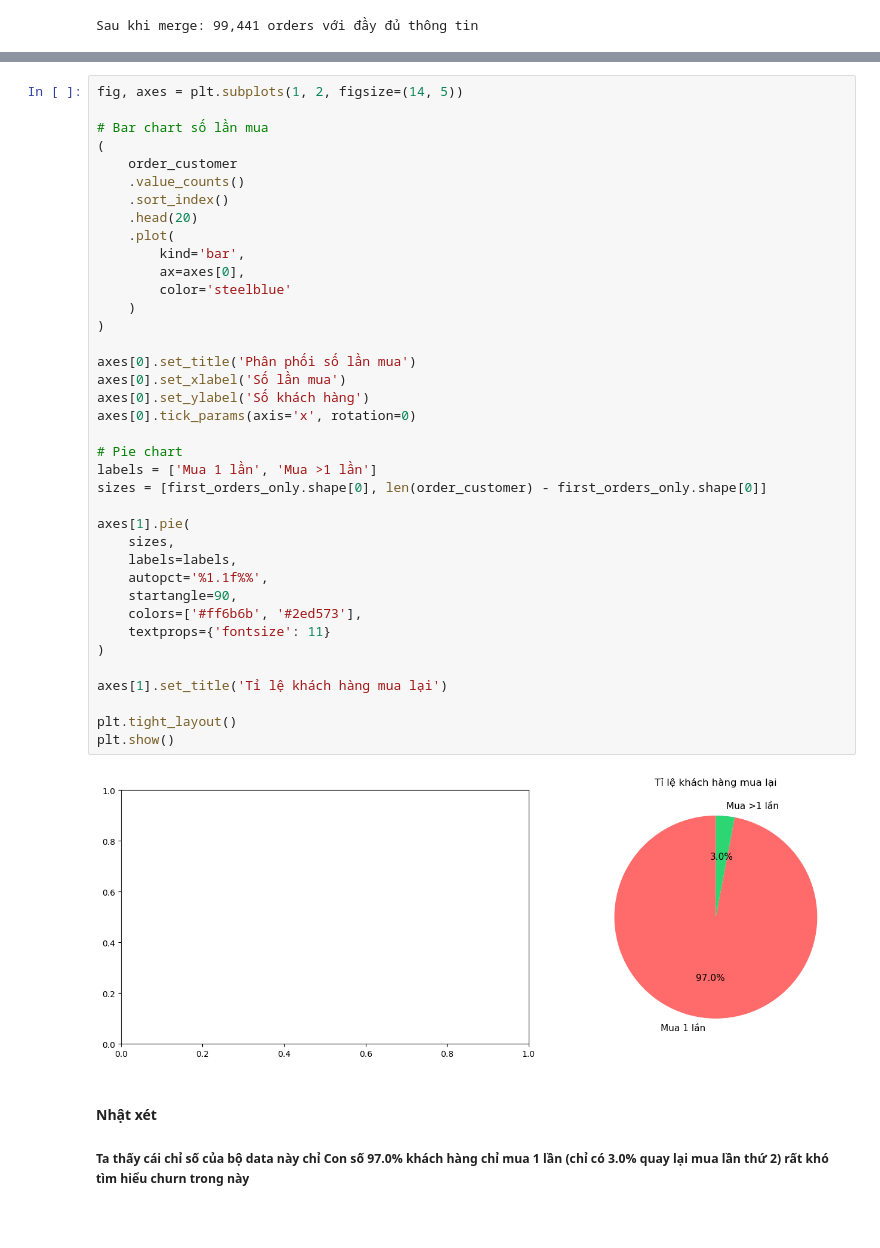
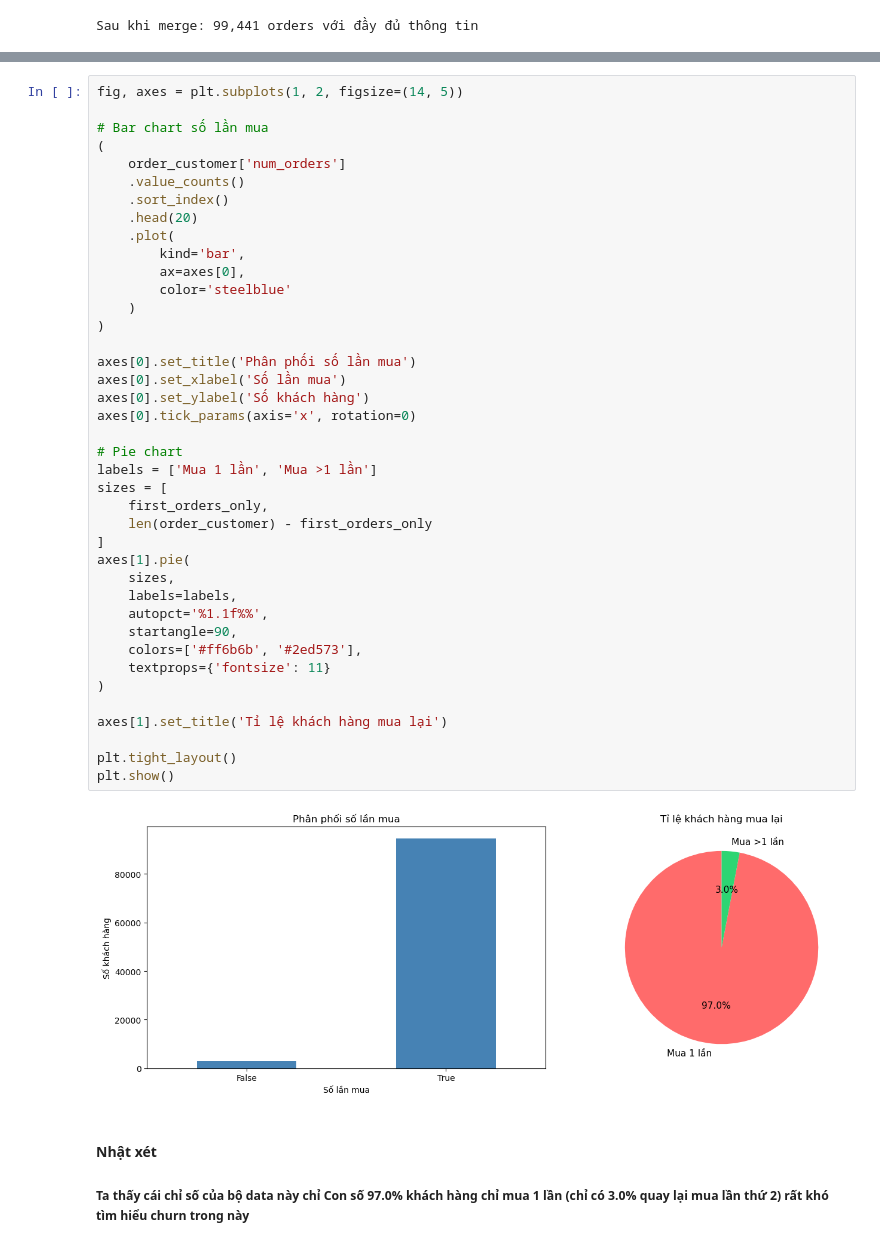
Before and after one commit to zhoang-1/multi-agent-churn-prediction, a Jupyter notebook: notebook/EDA/09_EDA_relationship_and_churn_definition.ipynb, the cells around one changed output, grey strips where cells are left out. Drawn from its saved outputs; the diff is of its cells as text; blank space fills up the shorter version.

```diff
--- a/notebook/EDA/09_EDA_relationship_and_churn_definition.ipynb
+++ b/notebook/EDA/09_EDA_relationship_and_churn_definition.ipynb
@@ -76,41 +74,43 @@ fig, axes = plt.subplots(1, 2, figsize=(14, 5))
 
 # Bar chart số lần mua
 (
-    order_customer
+    order_customer['num_orders']
     .value_counts()
     .sort_index()
     .head(20)
     .plot(
         kind='bar',
         ax=axes[0],
         color='steelblue'
     )
 )
 
 axes[0].set_title('Phân phối số lần mua')
 axes[0].set_xlabel('Số lần mua')
 axes[0].set_ylabel('Số khách hàng')
 axes[0].tick_params(axis='x', rotation=0)
 
 # Pie chart
 labels = ['Mua 1 lần', 'Mua >1 lần']
-sizes = [first_orders_only.shape[0], len(order_customer) - first_orders_only.shape[0]]
-
+sizes = [
+    first_orders_only,
+    len(order_customer) - first_orders_only
+]
 axes[1].pie(
     sizes,
     labels=labels,
     autopct='%1.1f%%',
     startangle=90,
     colors=['#ff6b6b', '#2ed573'],
     textprops={'fontsize': 11}
 )
 
 axes[1].set_title('Tỉ lệ khách hàng mua lại')
 
 plt.tight_layout()
 plt.show()
 # %% [output]
-[figure, old version]
+[figure, new version]
 # %% [markdown]
 #### Nhật xét
 ##### Ta thấy cái chỉ số của bộ data này chỉ Con số 97.0% khách hàng chỉ mua 1 lần (chỉ có 3.0% quay lại mua lần thứ 2) rất khó tìm hiểu churn trong này
```
Also changed, not shown: parts of 3 cells of this notebook, 1 other file.
